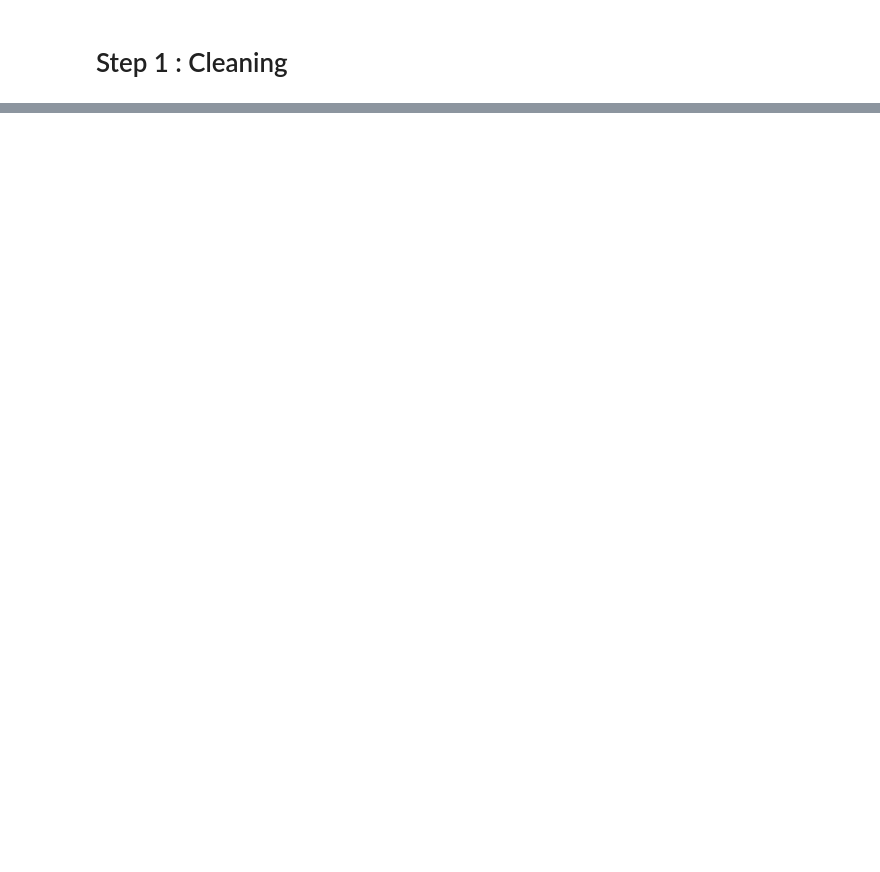
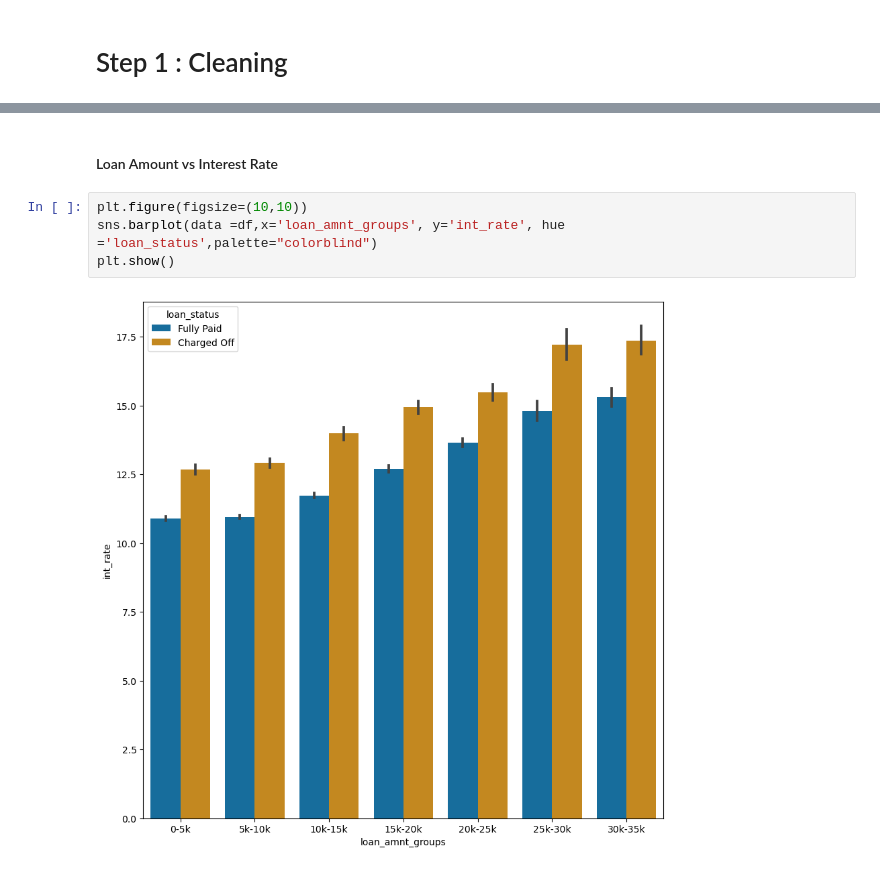
Before and after one commit to dsharma3/LendingClubCaseStudy, a Jupyter notebook: DivyeshSharma.ipynb, the cells around one changed output, grey strips where cells are left out. Drawn from its saved outputs; the diff is of its cells as text; blank space fills up the shorter version.

```diff
--- a/DivyeshSharma.ipynb
+++ b/DivyeshSharma.ipynb
@@ -711,0 +741,8 @@ plt.show()
+# %% [markdown]
+#### Loan Amount vs Interest Rate
+# %%
+plt.figure(figsize=(10,10))
+sns.barplot(data =df,x='loan_amnt_groups', y='int_rate', hue ='loan_status',palette="colorblind")
+plt.show()
+# %% [output]
+[figure, added]
```
Also changed, not shown: parts of 97 cells of this notebook.
